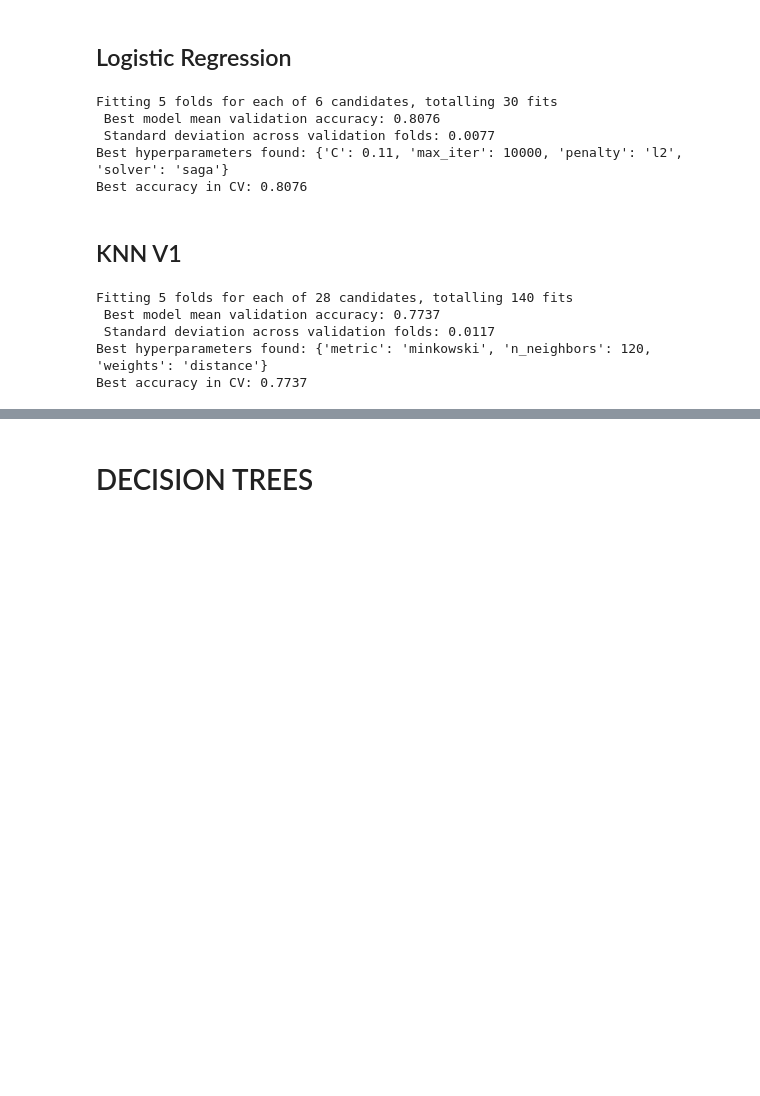
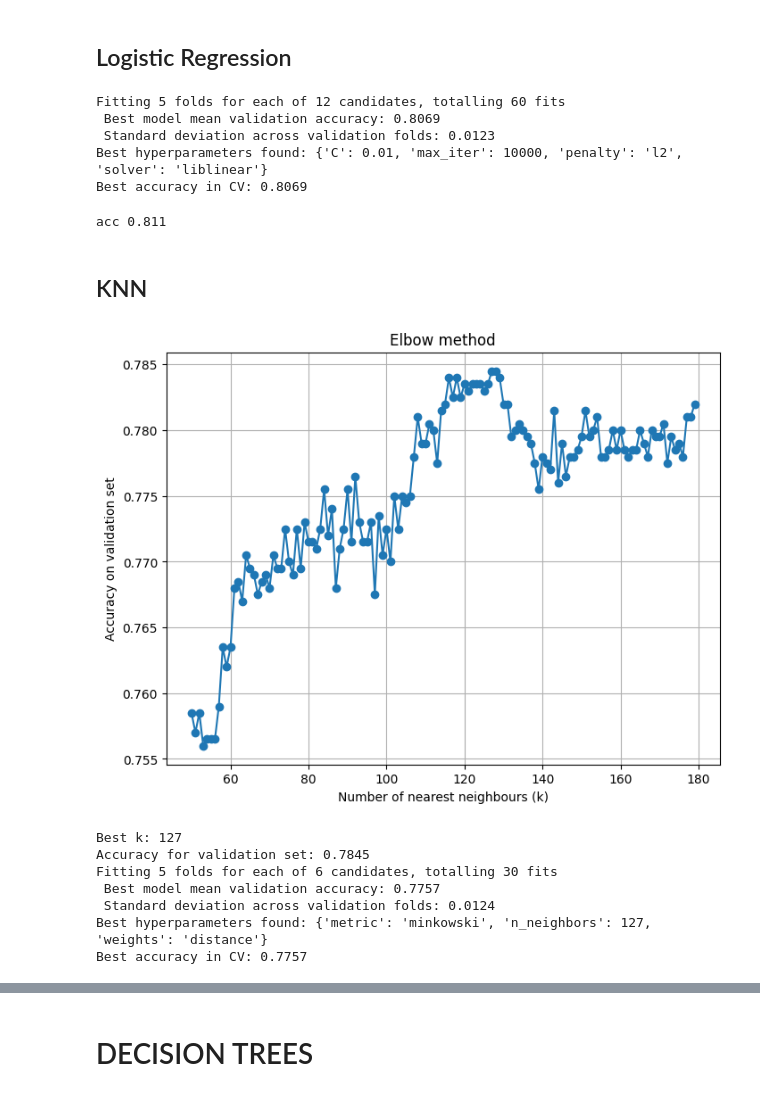
Before and after one commit to surianosapienza/fds-pokemon, a Jupyter notebook: notebooks/03_modeling.ipynb, the cells around one changed output, grey strips where cells are left out. Drawn from its saved outputs; the diff is of its cells as text; code cells hidden in the pictures; blank space fills up the shorter version.

Commit message:
ho sistemato i modelli, bisogna solo rivedere le feature

```diff
--- a/notebooks/03_modeling.ipynb
+++ b/notebooks/03_modeling.ipynb
@@ -50,22 +44,20 @@ X_test.drop(columns = low_variance)
 # %% [markdown]
 ## Logistic Regression
 # %%
+## GRID SEARCH
 from sklearn.model_selection import GridSearchCV, train_test_split
 from sklearn.linear_model import LogisticRegression
 from sklearn.metrics import accuracy_score
 
 
 # Scaling all the data
-scaler=StandardScaler()
-scaler.fit(X_train)
-X_train=scaler.transform(X_train)
-X_test = scaler.transform(X_test)
+
 
 model = LogisticRegression(random_state=seed)
 
 param_grid = {
-#    'C': [0.001, 0.01, 0.1, 1, 10, 100,],      decomment for every change of dataset
-    'C': [0.105,0.11,0.115],           ## comment if u change the dataset
+    'C': [0.001, 0.01, 0.1, 1, 10, 100],
+         ## comment if u change the dataset
     'penalty': ['l2'],
     'solver': ['liblinear', 'saga'],
     'max_iter': [10000]
@@ -92,62 +84,90 @@ print("Best hyperparameters found:", grid_search.best_params_)
 print(f"Best accuracy in CV: {grid_search.best_score_:.4f}")
 
 
-best_model = grid_search.best_estimator_
+best_logreg = grid_search.best_estimator_
 # %% [output]
-Fitting 5 folds for each of 6 candidates, totalling 30 fits
- Best model mean validation accuracy: 0.8076
- Standard deviation across validation folds: 0.0077
-Best hyperparameters found: {'C': 0.11, 'max_iter': 10000, 'penalty': 'l2', 'solver': 'saga'}
-Best accuracy in CV: 0.8076
+Fitting 5 folds for each of 12 candidates, totalling 60 fits
+ Best model mean validation accuracy: 0.8069
+ Standard deviation across validation folds: 0.0123
+Best hyperparameters found: {'C': 0.01, 'max_iter': 10000, 'penalty': 'l2', 'solver': 'liblinear'}
+Best accuracy in CV: 0.8069
+# %%
+## TRAINING IN THE TRAINING SET
+logreg=LogisticRegression(**grid_search.best_params_,random_state=seed)
+logreg.fit(X_train,y_train)
+y_pred= logreg.predict(X_vali)
+print("acc",accuracy_score(y_vali,y_pred))
+best_logreg=logreg
+# %% [output]
+acc 0.811
 # %% [markdown]
-## KNN V1
+## KNN
 # %%
 from sklearn.model_selection import GridSearchCV, train_test_split
 from sklearn.neighbors import KNeighborsClassifier
 from sklearn.metrics import accuracy_score
 
 
-# Scaling all the data
-scaler=StandardScaler()
-scaler.fit(X_train)
-X_train=scaler.transform(X_train)
-X_test = scaler.transform(X_test)
 
 model = KNeighborsClassifier()
 
-k_range = list(range(60,200,20))
+k_values = list(range(50,180))
+accuracies=[]
+for k in k_values:
+    knn = KNeighborsClassifier(n_neighbors=k)
+    knn.fit(X_train, y_train)
+    y_pred = knn.predict(X_vali)
+    acc = accuracy_score(y_vali, y_pred)
+    accuracies.append(acc)
+
+
+plt.figure(figsize=(8,6))
+plt.plot(k_values, accuracies, marker='o')
+plt.title("Elbow method")
+plt.xlabel("Number of nearest neighbours (k)")
+plt.ylabel("Accuracy on validation set")
+plt.grid(True)
+plt.show()
+
+best_k = k_values[np.argmax(accuracies)]
+print(f"Best k: {best_k}")
+print(f"Accuracy for validation set: {max(accuracies):.4f}")
 
 param_grid = {
-    'n_neighbors': k_range,           ## comment if u change the dataset
+    'n_neighbors': [best_k],
     'weights': ['uniform', 'distance'],
-    'metric': ['minkowski', 'manhattan'],
+    'metric': ['minkowski','manhattan', 'euclidean'],
 }
 
 grid_search = GridSearchCV(
     estimator=model,
     param_grid=param_grid,
     cv=5,
     scoring='accuracy',
     n_jobs=-1,
     verbose=3,
     return_train_score= True
 )
 
+
 grid_search.fit(X_train, y_train)
 best_index = grid_search.best_index_
 mean_acc = grid_search.cv_results_['mean_test_score'][best_index]
 std_acc = grid_search.cv_results_['std_test_score'][best_index]
 
 print(f" Best model mean validation accuracy: {mean_acc:.4f}")
 print(f" Standard deviation across validation folds: {std_acc:.4f}")
 print("Best hyperparameters found:", grid_search.best_params_)
 print(f"Best accuracy in CV: {grid_search.best_score_:.4f}")
 
 
-best_model = grid_search.best_estimator_
+best_knn = grid_search.best_estimator_
 # %% [output]
+[figure, added]
-Fitting 5 folds for each of 28 candidates, totalling 140 fits
- Best model mean validation accuracy: 0.7737
- Standard deviation across validation folds: 0.0117
-Best hyperparameters found: {'metric': 'minkowski', 'n_neighbors': 120, 'weights': 'distance'}
-Best accuracy in CV: 0.7737
+Best k: 127
+Accuracy for validation set: 0.7845
+Fitting 5 folds for each of 6 candidates, totalling 30 fits
+ Best model mean validation accuracy: 0.7757
+ Standard deviation across validation folds: 0.0124
+Best hyperparameters found: {'metric': 'minkowski', 'n_neighbors': 127, 'weights': 'distance'}
+Best accuracy in CV: 0.7757
```
Also changed, not shown: parts of 14 cells of this notebook.
